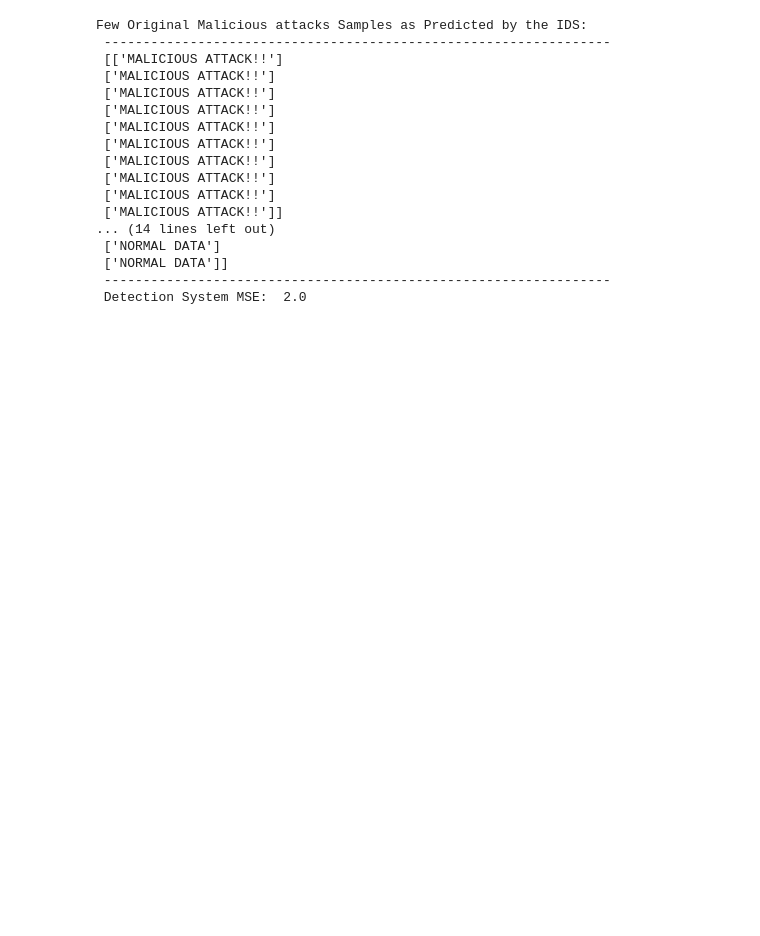
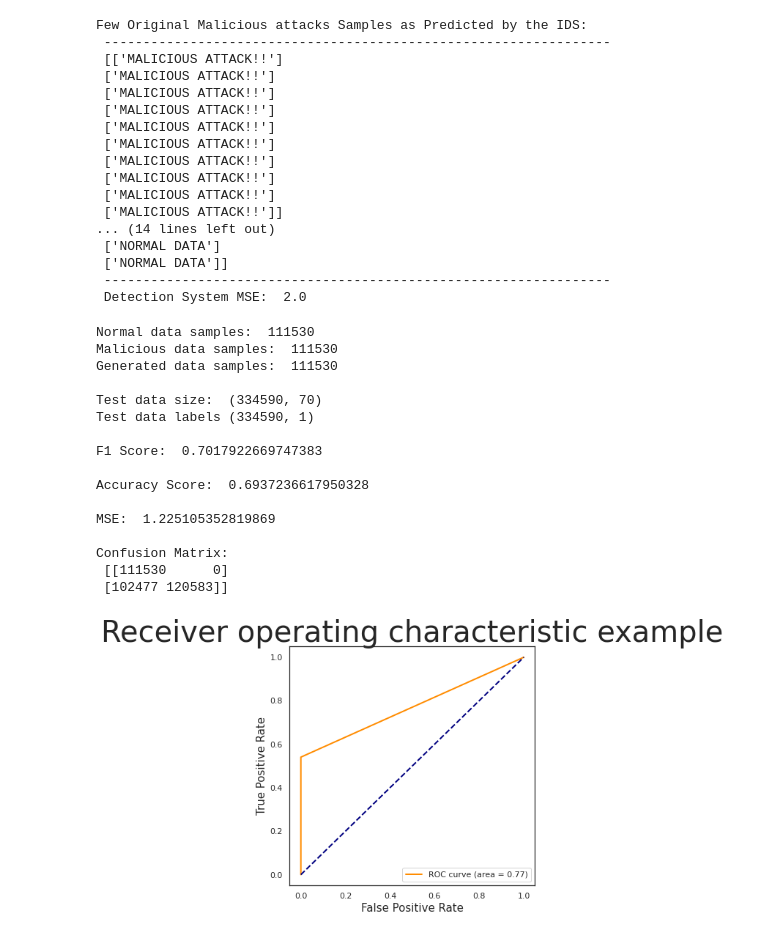
Before and after one commit to Poojithavb/CMPE258-Project, a Jupyter notebook: F_IDSGAN.ipynb, the cells around one changed output. Drawn from its saved outputs; the diff is of its cells as text; code cells hidden in the pictures; blank space fills up the shorter version.

```diff
--- a/F_IDSGAN.ipynb
+++ b/F_IDSGAN.ipynb
@@ -615,3 +621,70 @@ Few Original Malicious attacks Samples as Predicted by the IDS:
  ['NORMAL DATA']]
  -----------------------------------------------------------------
  Detection System MSE:  2.0
+# %%
+from sklearn.metrics import confusion_matrix, roc_curve, roc_auc_score, accuracy_score
+
+def _test(generator=gen, ids=clf,
+        malicious=malicious_validation,
+        normal = normal_validation,
+        functional_features=functional_features,
+        nonFunctional_features=nonFunctional_features):
+    noise = generate_latent_points(70, malicious.shape[0])
+    malicious_samples = get_batch(malicious_data, batch_size=malicious.shape[0])
+    generated = gen(noise)
+    print("\nNormal data samples: ",normal.shape[0])
+    print("Malicious data samples: ",malicious.shape[0])
+    print("Generated data samples: ",generated.shape[0])
+
+    advAttacks = np.add(np.multiply(malicious_samples, functional_features),
+                        np.multiply(generated, nonFunctional_features))
+    normal_labels = -1*np.ones(normal.shape[0]).reshape(-1,1)
+    malicious_labels = np.ones(malicious.shape[0]).reshape(-1,1)
+    generated_labels = np.ones(generated.shape[0]).reshape(-1,1)
+
+    x_test = np.concatenate( (normal,malicious,generated), axis = 0)
+    y_test = np.concatenate( (normal_labels, malicious_labels, generated_labels), axis = 0)
+
+    print("\nTest data size: ",x_test.shape)
+    print("Test data labels", y_test.shape)
+
+    predictions = ids.predict(x_test)
+
+    print("\nF1 Score: ", f1_score(y_test, predictions))
+    print("\nAccuracy Score: ", accuracy_score(y_test, predictions))
+    print("\nMSE: ", mean_squared_error(y_test, predictions))
+    print("\nConfusion Matrix: \n", confusion_matrix(y_test, predictions))
+
+    fpr, tpr, _ = roc_curve(y_test, predictions)
+    auc = roc_auc_score(y_test, predictions)
+    plt.figure()
+    lw = 2
+    plt.plot(fpr, tpr, color='darkorange',
+          lw=lw, label='ROC curve (area = %0.2f)' % auc)
+    plt.plot([0, 1], [0, 1], color='navy', lw=lw, linestyle='--')
+    plt.xlabel('False Positive Rate')
+    plt.ylabel('True Positive Rate')
+    plt.title('Receiver operating characteristic example')
+    plt.legend(loc="lower right")
+    plt.savefig('Score_Metrics1.png')
+    plt.show()
+
+_test()
+# %% [output]
+Normal data samples:  111530
+Malicious data samples:  111530
+Generated data samples:  111530
+
+Test data size:  (334590, 70)
+Test data labels (334590, 1)
+
+F1 Score:  0.7017922669747383
+
+Accuracy Score:  0.6937236617950328
+
+MSE:  1.225105352819869
+
+Confusion Matrix:
+ [[111530      0]
+ [102477 120583]]
+[figure, added]
```
Also changed, not shown: parts of 5 cells of this notebook.
